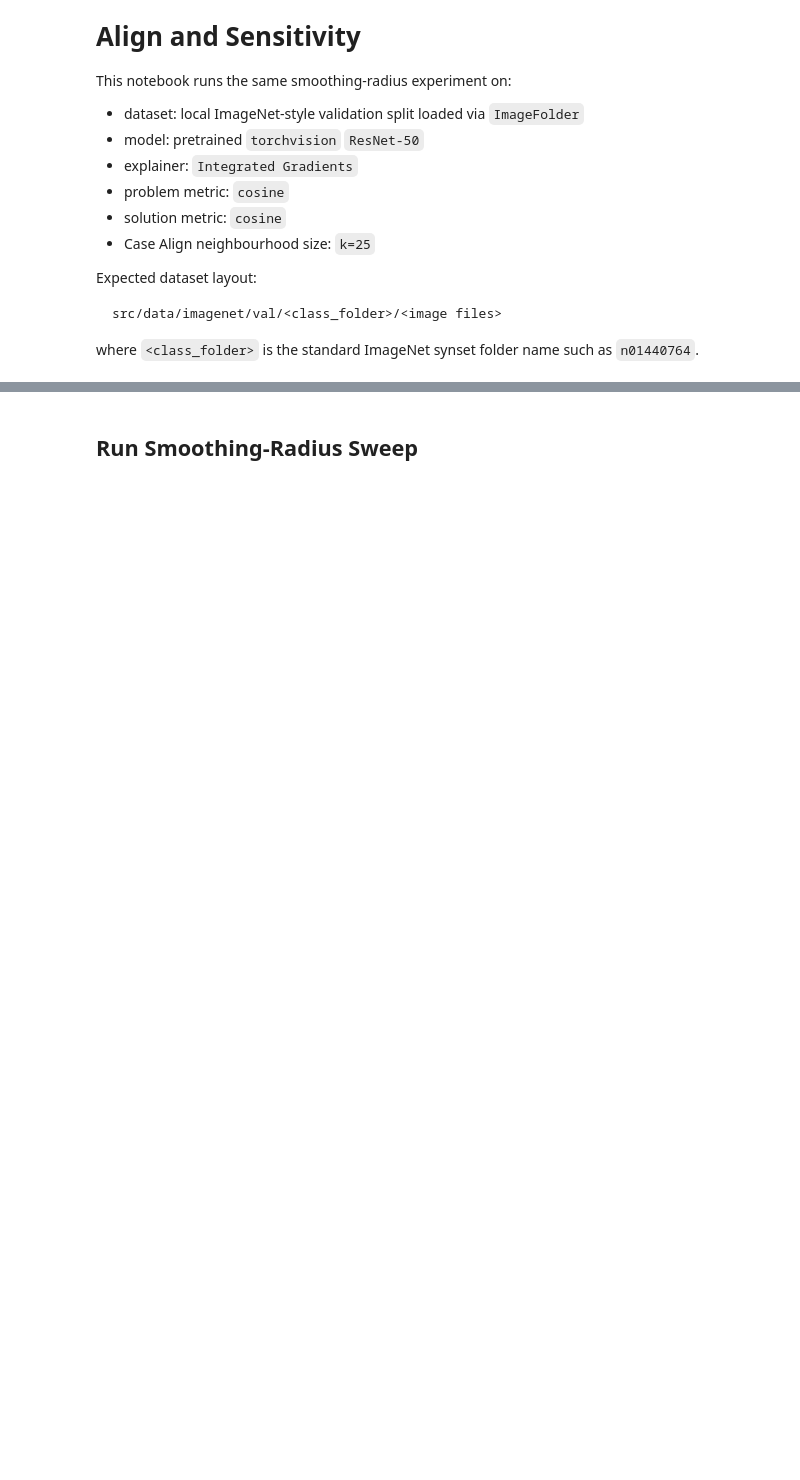
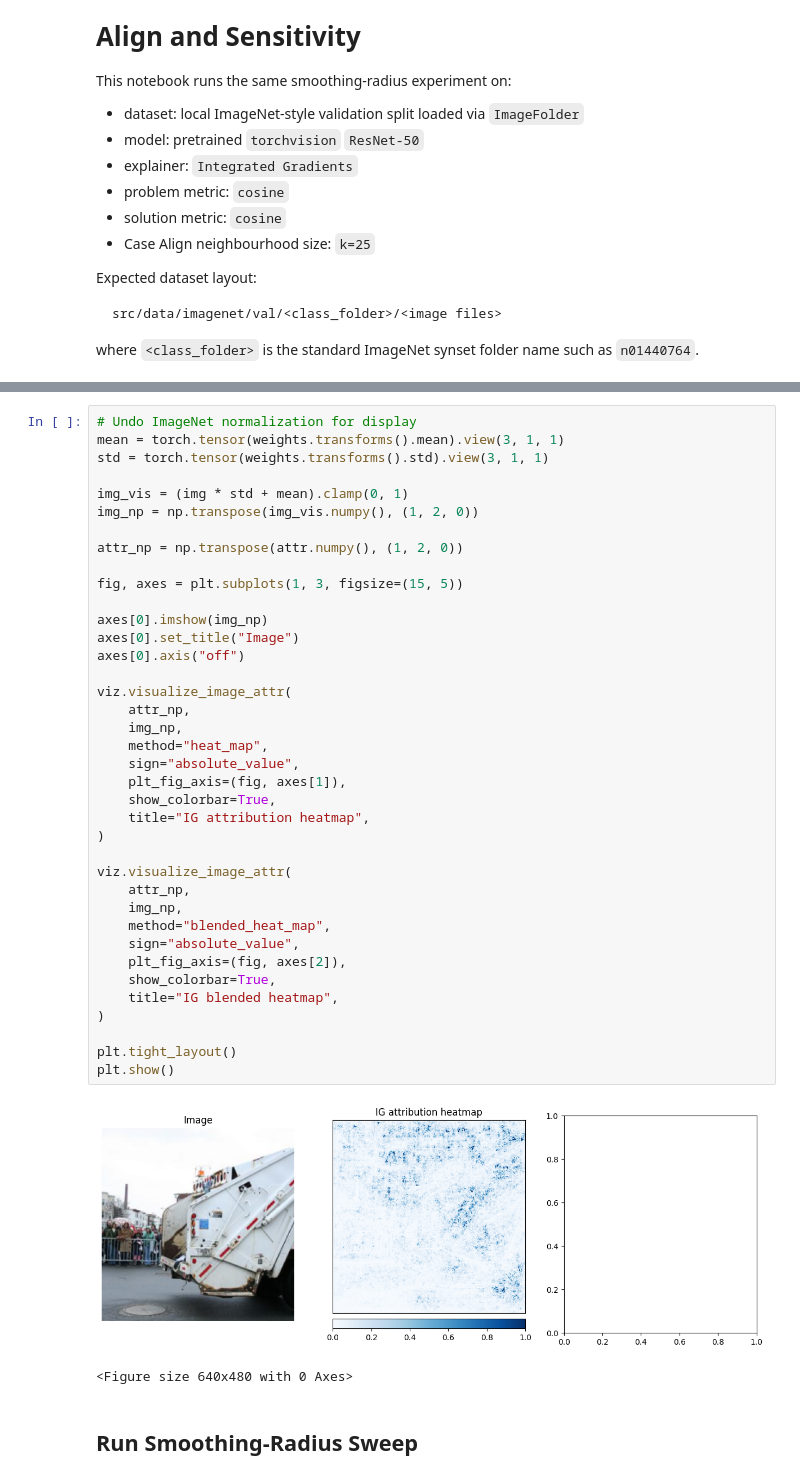
Before and after one commit to craigybaeb/agree-iccbr, a Jupyter notebook: src/experiments/imagenet_resnet50_smoothing_radius_sensitivity_vs_case_align_cosine_k25.ipynb, the cells around one changed output, grey strips where cells are left out. Drawn from its saved outputs; the diff is of its cells as text; blank space fills up the shorter version.

```diff
--- a/src/experiments/imagenet_resnet50_smoothing_radius_sensitivity_vs_case_align_cosine_k25.ipynb
+++ b/src/experiments/imagenet_resnet50_smoothing_radius_sensitivity_vs_case_align_cosine_k25.ipynb
@@ -264,3 +485,44 @@ print(f"Unique labels among queries: {len(np.unique(query_labels))}")
+# %%
+# Undo ImageNet normalization for display
+mean = torch.tensor(weights.transforms().mean).view(3, 1, 1)
+std = torch.tensor(weights.transforms().std).view(3, 1, 1)
+
+img_vis = (img * std + mean).clamp(0, 1)
+img_np = np.transpose(img_vis.numpy(), (1, 2, 0))
+
+attr_np = np.transpose(attr.numpy(), (1, 2, 0))
+
+fig, axes = plt.subplots(1, 3, figsize=(15, 5))
+
+axes[0].imshow(img_np)
+axes[0].set_title("Image")
+axes[0].axis("off")
+
+viz.visualize_image_attr(
+    attr_np,
+    img_np,
+    method="heat_map",
+    sign="absolute_value",
+    plt_fig_axis=(fig, axes[1]),
+    show_colorbar=True,
+    title="IG attribution heatmap",
+)
+
+viz.visualize_image_attr(
+    attr_np,
+    img_np,
+    method="blended_heat_map",
+    sign="absolute_value",
+    plt_fig_axis=(fig, axes[2]),
+    show_colorbar=True,
+    title="IG blended heatmap",
+)
+
+plt.tight_layout()
+plt.show()
+# %% [output]
+[figure, added]
+<Figure size 640x480 with 0 Axes>
 # %% [markdown]
 ## Run Smoothing-Radius Sweep
 # %%
```
Also changed, not shown: parts of 11 cells of this notebook.
